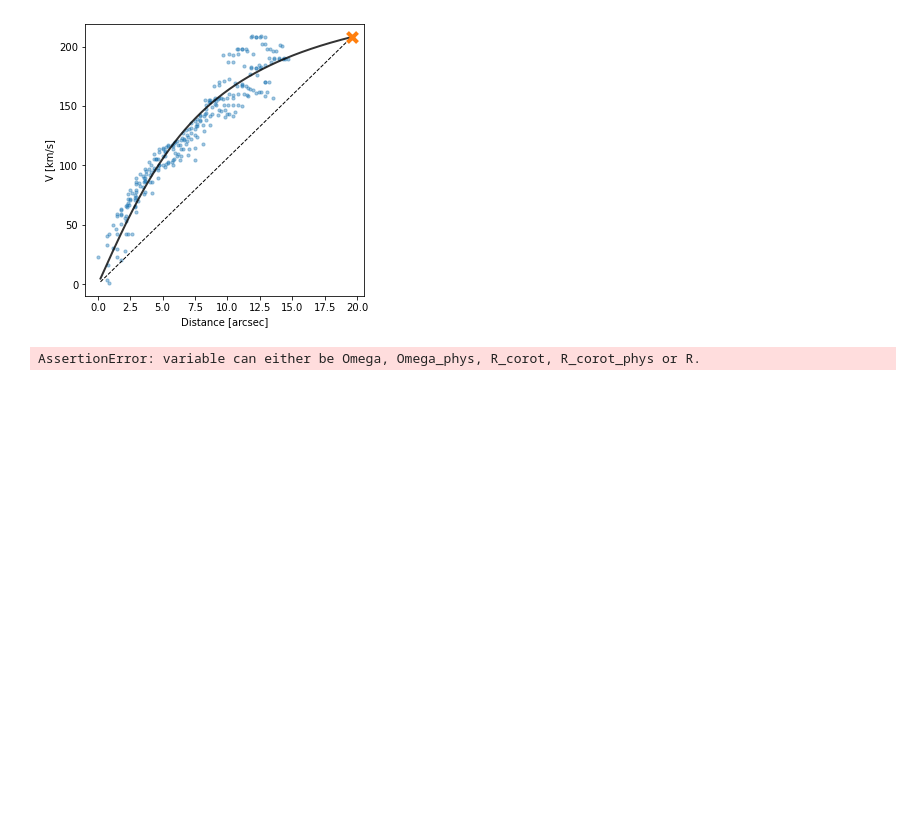
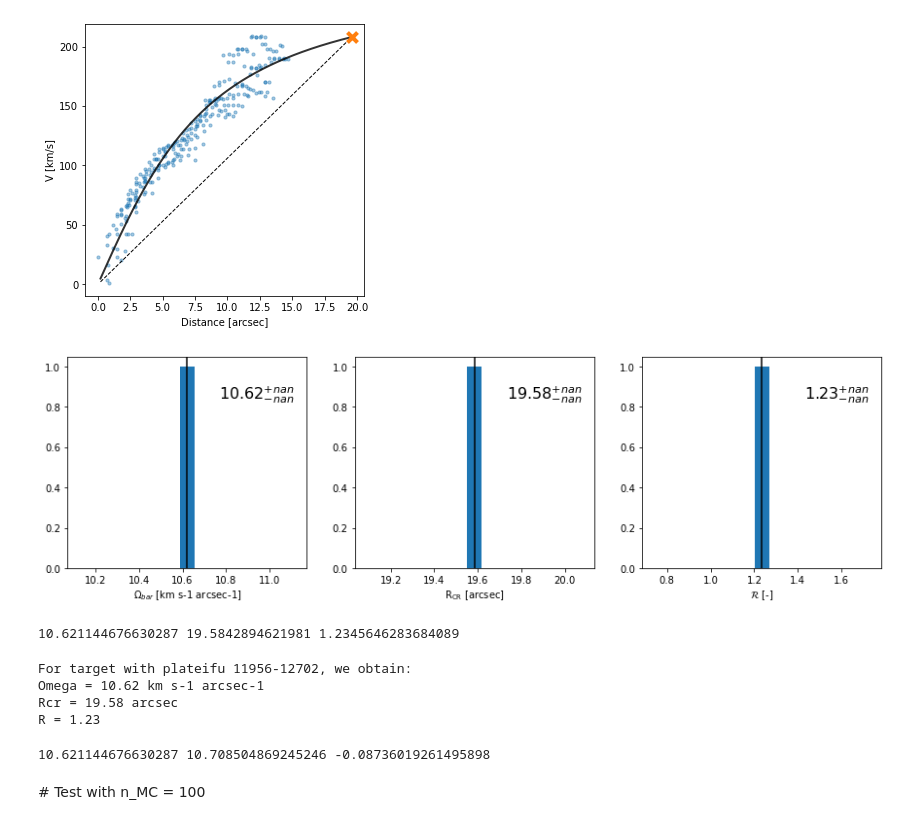
Before and after one commit to tobiasgeron/Tremaine_Weinberg, a Jupyter notebook: Example.ipynb, the cells around one changed output. Drawn from its saved outputs; the diff is of its cells as text; code cells hidden in the pictures; blank space fills up the shorter version.

Commit message:
plot_hist_MC now handles multiple variables

```diff
--- a/Example.ipynb
+++ b/Example.ipynb
@@ -71,7 +75,7 @@ np.warnings.filterwarnings('ignore')
 tw = Tremaine_Weinberg(PA, inc, L_bar, PA_bar, maps,
                        snr_min = 0, PA_err = PA_err, inc_err = inc_err,
                        barlen_err = L_bar_err, PA_bar_err = PA_bar_err,
-                      n_MC = 0, h_method = 'individual', print_times=False)
+                      n_MC = 0, h_method = 'individual')
 
 print(f'{np.round(time.time() - start_time,2)} seconds elapsed.')
 # %% [output]
@@ -113,7 +119,41 @@ tw.plot_V_curve()
 # %%
 # Finally, one can see the final histograms of the bar pattern speed, corotation radius and curly R,
 # as shown in Figure 5 of Géron et al. (2022), by doing:
 
-tw.plot_hist_MC(variable = ['Omega'])
+tw.plot_hist_MC(variables = ['Omega','R_corot','R'])
+
+print(tw.Omega, tw.R_corot, tw.R) #10.621144676630287 19.5842894621981 1.2345646283684089
 # %% [output]
+[figure, added]
-AssertionError: variable can either be Omega, Omega_phys, R_corot, R_corot_phys or R.
+10.621144676630287 19.5842894621981 1.2345646283684089
+# %%
+# You can directly access the bar pattern speed, corotation radius and curly R values like this:
+Omega = tw.Omega
+Rcr = tw.R_corot
+R = tw.R
+
+print(f'For target with plateifu {plateifu}, we obtain:')
+print(f'Omega = {np.round(Omega,2)} km s-1 arcsec-1')
+print(f'Rcr = {np.round(Rcr,2)} arcsec')
+print(f'R = {np.round(R,2)}')
+# %% [output]
+For target with plateifu 11956-12702, we obtain:
+Omega = 10.62 km s-1 arcsec-1
+Rcr = 19.58 arcsec
+R = 1.23
+# %%
+# Compare with results from paper
+df_results = pd.read_csv('tables_geron2022/Table3.csv')
+i = np.where(df_results['PLATEIFU'] == plateifu)[0][0]
+
+Omega_paper = df_results['Omega'][i]
+Rcr_paper = df_results['Rcr'][i]
+R_paper = df_results['R'][i]
+
+print(Omega, Omega_paper,np.abs(Omega - Omega_paper))
+print(Rcr, Rcr_paper,np.abs(Rcr - Rcr_paper))
+print(Omega, Omega_paper,np.abs(Omega - Omega_paper))
+# %% [output]
+10.621144676630287 10.708504869245246 -0.08736019261495898
+# %% [markdown]
+# Test with n_MC = 100
```
Also changed, not shown: parts of 7 cells of this notebook, 1 other file.
